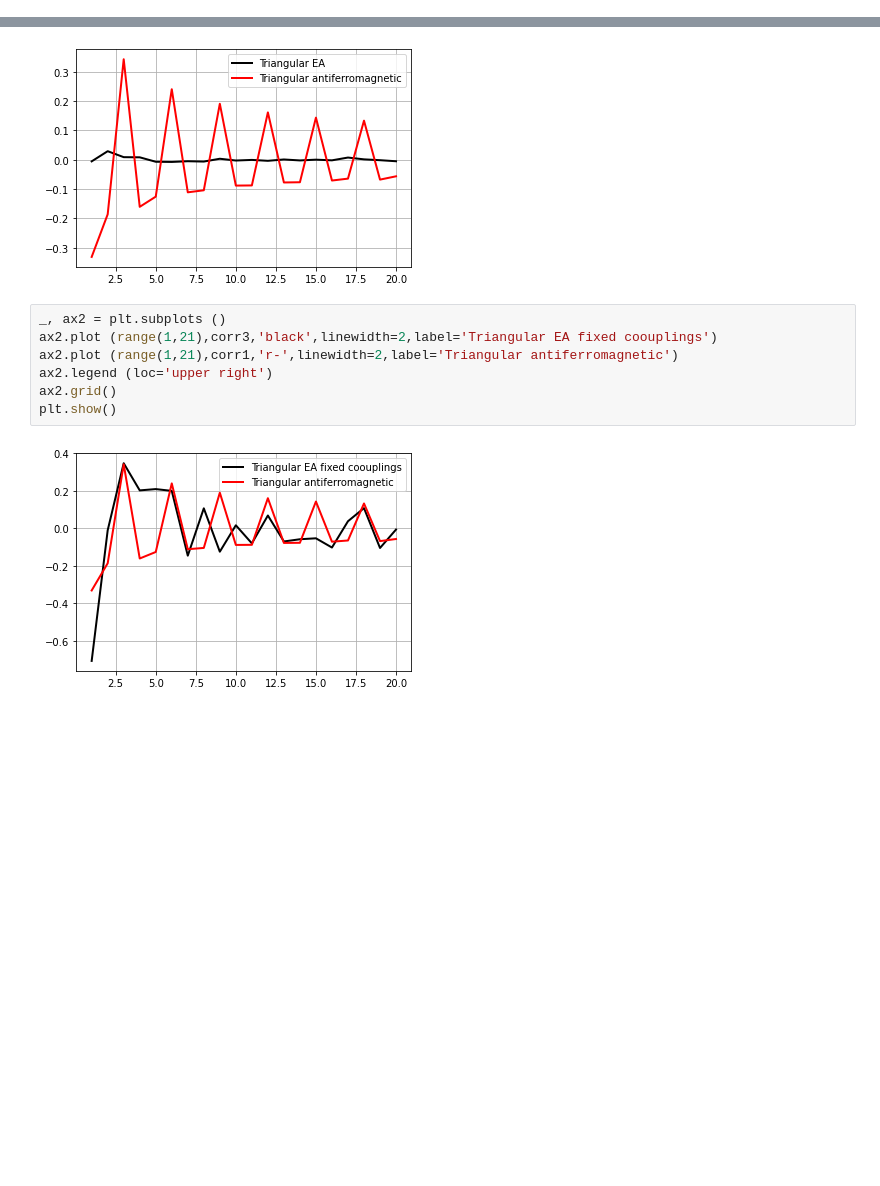
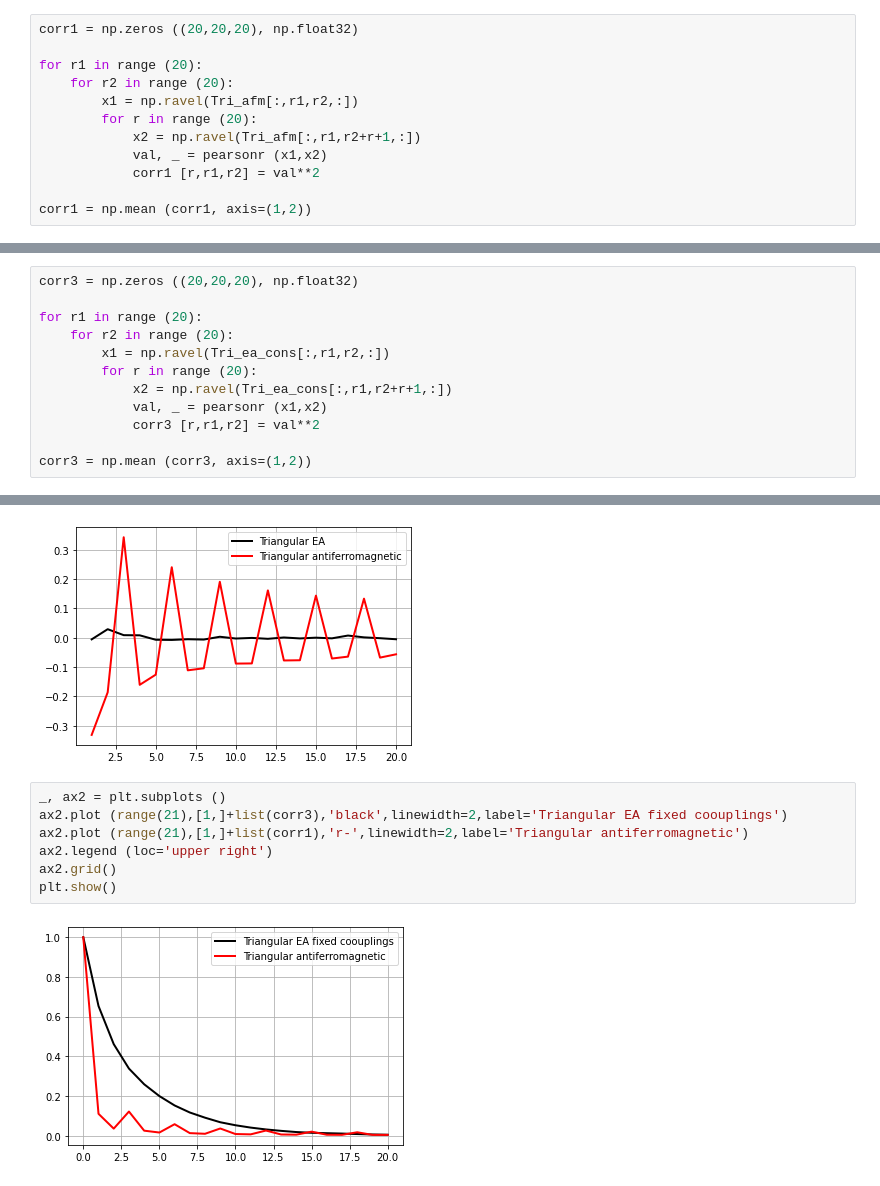
Before and after one commit to dinesh110598/Spin_glass_NN, a Jupyter notebook: main.ipynb, the cells around one changed output, grey strips where cells are left out. Saved outputs shown, nothing was run; the diff lists cells and outputs as text; blank space fills up the shorter version.

```diff
--- a/main.ipynb
+++ b/main.ipynb
@@ -1887,3 +1981,15 @@ for r in range (20):
+# %%
+corr1 = np.zeros ((20,20,20), np.float32)
+
+for r1 in range (20):
+    for r2 in range (20):
+        x1 = np.ravel(Tri_afm[:,r1,r2,:])
+        for r in range (20):
+            x2 = np.ravel(Tri_afm[:,r1,r2+r+1,:])
+            val, _ = pearsonr (x1,x2)
+            corr1 [r,r1,r2] = val**2
+
+corr1 = np.mean (corr1, axis=(1,2))
 # %%
 plt.plot (range(1,21),corr1)
 # %% [output]
@@ -1951,3 +2063,15 @@ for r in range (20):
+# %%
+corr3 = np.zeros ((20,20,20), np.float32)
+
+for r1 in range (20):
+    for r2 in range (20):
+        x1 = np.ravel(Tri_ea_cons[:,r1,r2,:])
+        for r in range (20):
+            x2 = np.ravel(Tri_ea_cons[:,r1,r2+r+1,:])
+            val, _ = pearsonr (x1,x2)
+            corr3 [r,r1,r2] = val**2
+
+corr3 = np.mean (corr3, axis=(1,2))
 # %%
 plt.plot (range (1,21), corr3)
 # %% [output]
@@ -1964,10 +2088,10 @@ plt.show()
 [figure]
 # %%
 _, ax2 = plt.subplots ()
-ax2.plot (range(1,21),corr3,'black',linewidth=2,label='Triangular EA fixed coouplings')
-ax2.plot (range(1,21),corr1,'r-',linewidth=2,label='Triangular antiferromagnetic')
+ax2.plot (range(21),[1,]+list(corr3),'black',linewidth=2,label='Triangular EA fixed coouplings')
+ax2.plot (range(21),[1,]+list(corr1),'r-',linewidth=2,label='Triangular antiferromagnetic')
 ax2.legend (loc='upper right')
 ax2.grid()
 plt.show()
 # %% [output]
-[figure, old version]
+[figure, new version]
```
Also changed, not shown: parts of 88 cells of this notebook.
